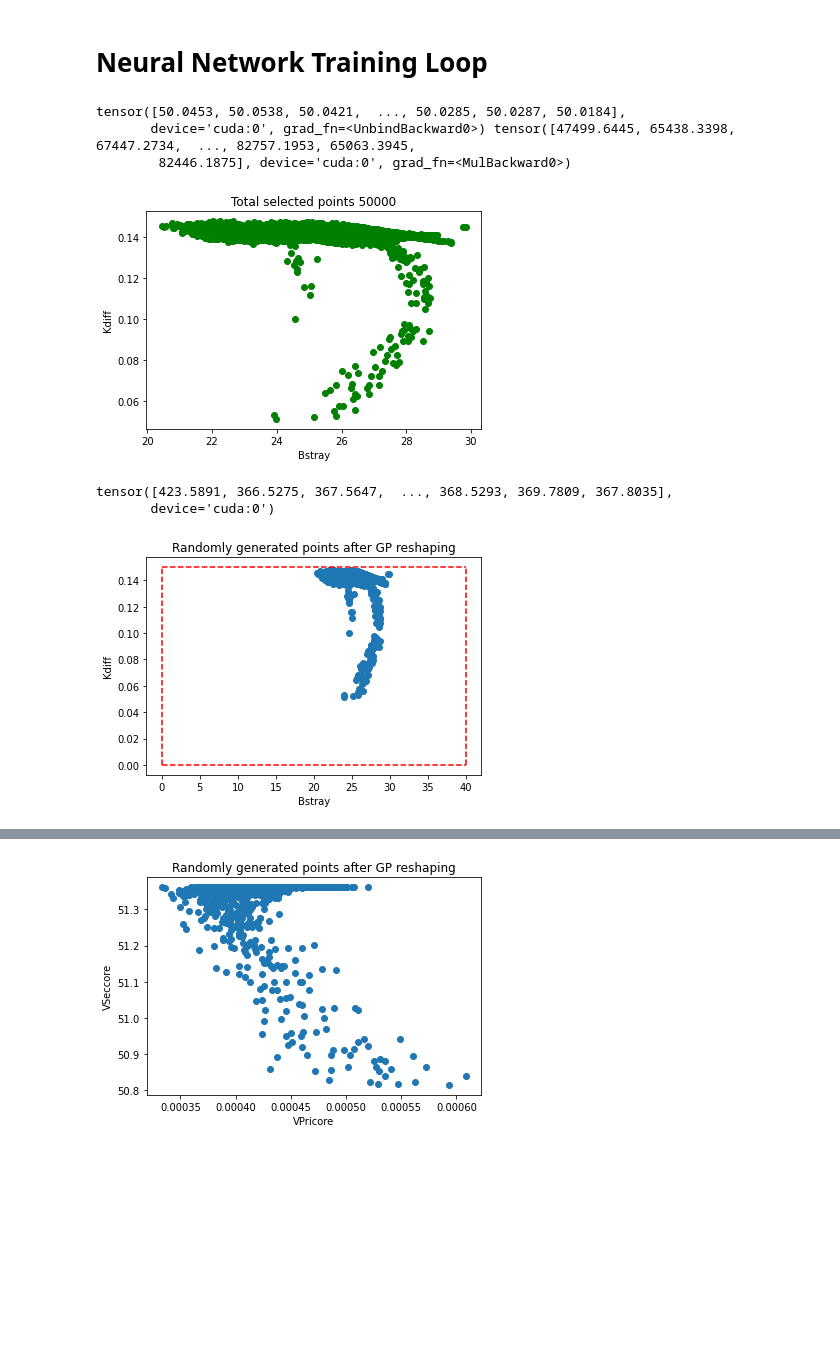
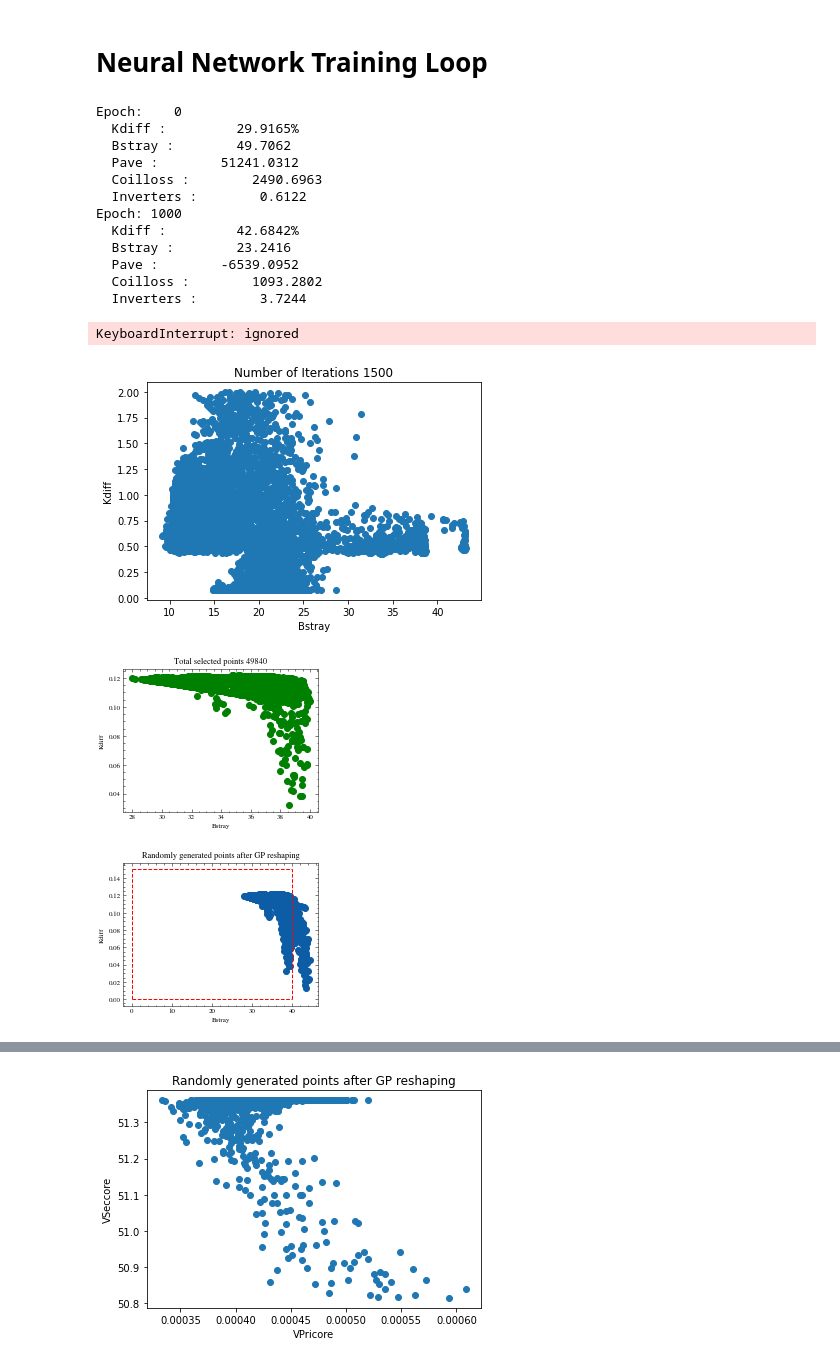
Before and after one commit to ShahidOni/Optimizer, a Jupyter notebook: optimization_eng.ipynb, the cells around one changed output, grey strips where cells are left out. Cells and saved outputs as stored; diff of their text form; code cells hidden in the pictures; blank space fills up the shorter version.

Commit message:
graphs added

```diff
--- a/optimization_eng.ipynb
+++ b/optimization_eng.ipynb
@@ -466,7 +442,7 @@ def coil_loss_and_power_average(k_parameters, l_parameters, b_parameters, extra_
 def number_of_inverters(gp_parameters):
   (
         a, lpx, lpy, ls, p, wp, ws, *ys
-  ) = gp_parameters.transpose(0,1)
+  ) = gp_parameters.clone().transpose(0,1)
   number_of_inverters = 1/(lpy+2*wp+2*a+p)*10**3
   return number_of_inverters
 # %%
@@ -610,11 +554,12 @@ paves = []
 coil_losses = []
 vpricores = []
 number_of_inverters_list = []
+vsec_cores = []
 
 i=0
 combined_losses = []
 
-for epoch in range(10001):
+for epoch in range(7001):
     # Clear old gradients in the GP model
     for param in gp_model.parameters():
         param.grad = None
@@ -627,6 +572,9 @@ for epoch in range(10001):
     a, lpx, lpy, ls, p, wp, ws, ip, np, ns, ys = scale_and_extract(gp)
     gp_parameters = stack_parameters(a, lpx, lpy, ls, p, wp, ws, *ys)
     extra_parameters = stack_parameters(ip, np, ns).transpose(0, 1)
+
+    V_PriCore, V_SecCore, V_PriWind,V_SecWind = core_losses(extra_parameters,gp_parameters)
+    new_number_of_inverters = number_of_inverters(gp_parameters)
 
     # Scale GP parameters - why?
     min_x = torch.min(gp_parameters)
@@ -651,9 +599,7 @@ for epoch in range(10001):
     bstray = bstray_loss(k_parameters, l_parameters, b_parameters, extra_parameters)
 
     coilloss,pave = coil_loss_and_power_average(k_parameters, l_parameters, b_parameters, extra_parameters)
-    V_PriCore, V_SecCore, V_PriWind,V_SecWind = core_losses(k_parameters, l_parameters, b_parameters, extra_parameters,gp_parameters)
 
-    break
     if epoch%500 == 0:
       plt.close()
       plt.scatter(bstray.detach().cpu(), kdiff.detach().cpu())
@@ -671,10 +617,21 @@ for epoch in range(10001):
     new_kdiff = loss_function_relu(kdiff,.1502)
     new_bstray = loss_function_relu(bstray, 41.9)
     new_coil_loss = loss_function_relu(coilloss, 2000)
-    new_pave = loss_function_power_avg(pave)
+    #new_pave = loss_function_power_avg(pave)
+    new_number_of_inverters_ = loss_function_relu(new_number_of_inverters, 2)
+    new_vsec_core = loss_function_relu(V_SecCore, 1500)
+    total_loss = torch.sum(new_kdiff*new_bstray + new_bstray*new_coil_loss +
+                           new_kdiff*new_coil_loss)
+    #                      + new_kdiff*new_number_of_inverters_)
+    #                        + new_number_of_inverters_*new_bstray + new_coil_loss*new_number_of_inverters_
+    #                        + new_kdiff*new_vsec_core
+    #                        + new_coil_loss * new_vsec_core
+    #                        + new_bstray * new_vsec_core
+    #                        + new_number_of_inverters_*new_vsec_core)
 
-    total_loss = torch.sum(new_kdiff*new_bstray + new_bstray*new_coil_loss +
-                           new_kdiff*new_coil_loss + new_kdiff*pave + pave*new_bstray + new_coil_loss*pave)
+    # total_loss = torch.sum(new_bstray*new_coil_loss +
+    #                        + new_coil_loss*new_number_of_inverters_
+    #                        + new_number_of_inverters_*new_bstray)
     total_loss.backward()
     optimizer.step()
     # Push loss through the optimizer and update the GP model
@@ -693,7 +650,7 @@ for epoch in range(10001):
         #vpricores.append(torch.mean(V_PriCore).cpu().data.numpy())
         coil_losses.append(torch.mean(coilloss).cpu().data.numpy())
         paves.append(torch.mean(pave).cpu().data.numpy())
-
+        number_of_inverters_list.append(torch.mean(new_number_of_inverters).cpu().data.numpy())
 
         print(f"Epoch: {epoch:4d}")
         #print(f"  Combined Loss:  {combined_losses[-1]:.10f}")
@@ -701,19 +658,26 @@ for epoch in range(10001):
         print(f"  Bstray :        {bstrays[-1]:.4f}")
         print(f"  Pave :        {paves[-1]:.4f}")
         print(f"  Coilloss :        {coilloss[-1]:.4f}")
+        print(f"  Inverters :        {number_of_inverters_list[-1]:.4f}")
         #print(f"  VPriCore :        {vpricores[-1]:.4f}")
 
         # Save model for further training or testing
         #torch.save(gp_model.state_dict(), f"./models/gp_model_{epoch:06}.pt")
-    # else:
-    #   kdiffs.append(torch.mean(kdiff).cpu().data.numpy())
-    #   bstrays.append(torch.mean(bstray).cpu().data.numpy())
-    #   #vpricores.append(torch.mean(V_PriCore).cpu().data.numpy())
-    #   coil_losses.append(torch.mean(coilloss).cpu().data.numpy())
 # %% [output]
-tensor([50.0453, 50.0538, 50.0421,  ..., 50.0285, 50.0287, 50.0184],
-       device='cuda:0', grad_fn=<UnbindBackward0>) tensor([47499.6445, 65438.3398, 67447.2734,  ..., 82757.1953, 65063.3945,
-        82446.1875], device='cuda:0', grad_fn=<MulBackward0>)
+Epoch:    0
+  Kdiff :         29.9165%
+  Bstray :        49.7062
+  Pave :        51241.0312
+  Coilloss :        2490.6963
+  Inverters :        0.6122
+Epoch: 1000
+  Kdiff :         42.6842%
+  Bstray :        23.2416
+  Pave :        -6539.0952
+  Coilloss :        1093.2802
+  Inverters :        3.7244
+KeyboardInterrupt: ignored
+[figure, added]
 # %%
 from os import walk
 
@@ -733,9 +697,11 @@ with torch.no_grad():
   # Unpack and filter GP parameters
   a, lpx, lpy, ls, p, wp, ws, ip, np, ns, ys = scale_and_extract(gp)
   gp_parameters = stack_parameters(a, lpx, lpy, ls, p, wp, ws, *ys)
+  g = gp_parameters.clone()
   #print(gp_parameters)
   extra_parameters = stack_parameters(ip, np, ns).transpose(0, 1)
-
+  V_PriCore, V_SecCore, V_PriWind,V_SecWind = core_losses(extra_parameters,gp_parameters)
+  new_number_of_inverters = number_of_inverters(gp_parameters)
   # Scale GP parameters - why?
   min_x = torch.min(gp_parameters)
   max_x = torch.max(gp_parameters)
@@ -758,43 +724,41 @@ with torch.no_grad():
   kdiff = kdiff_loss(k_parameters)
   bstray = bstray_loss(k_parameters, l_parameters, b_parameters, extra_parameters)
   coilloss,pave = coil_loss_and_power_average(k_parameters, l_parameters, b_parameters, extra_parameters)
-  V_PriCore, V_SecCore, V_PriWind,V_SecWind = core_losses(k_parameters, l_parameters, b_parameters, extra_parameters,gp_parameters)
+  #V_PriCore, V_SecCore, V_PriWind,V_SecWind = core_losses(extra_parameters,gp_parameters)
   fig, ax = plt.subplots()
   detached_bstray = bstray.detach().cpu().numpy()
   detached_kdiff = kdiff.detach().cpu().numpy()
+
 
   new_bstray = []
   new_kdiff = []
 
   for i in range(len(detached_bstray)):
     if detached_bstray[i] < 40 and detached_kdiff[i] < .15:
       new_bstray.append(detached_bstray[i])
       new_kdiff.append(detached_kdiff[i])
   ax.scatter(new_bstray, new_kdiff, color='g')
 
   # ax.add_patch(Rectangle((0, 0), 10, 20,
   #            edgecolor = 'red',
   #            linestyle="dotted",
   #            fill=False,
   #            lw=1))
 
   plt.title("Total selected points " + str(len(new_kdiff)))
   plt.xlabel("Bstray")
   plt.ylabel("Kdiff")
 
   plt.show()
 
   plt.title("Randomly generated points after GP reshaping")
   plt.xlabel("Bstray")
   plt.ylabel("Kdiff")
   plt.vlines(x=40,ymin = 0, ymax=.15,color='red',linestyle='dashed')
   plt.hlines(y=.15,xmin = 0, xmax=40,color='red',linestyle='dashed')
   plt.vlines(x=0,ymin = 0, ymax=.15,color='red',linestyle='dashed')
   plt.hlines(y=0,xmin = 0, xmax=40,color='red',linestyle='dashed')
   plt.scatter(detached_bstray,detached_kdiff)
-  print(pave)
 # %% [output]
-[figure, old version]
+[figure, new version]
-tensor([423.5891, 366.5275, 367.5647,  ..., 368.5293, 369.7809, 367.8035],
-       device='cuda:0')
-[figure, old version]
+[figure, new version]
```
Also changed, not shown: parts of 11 cells of this notebook.
